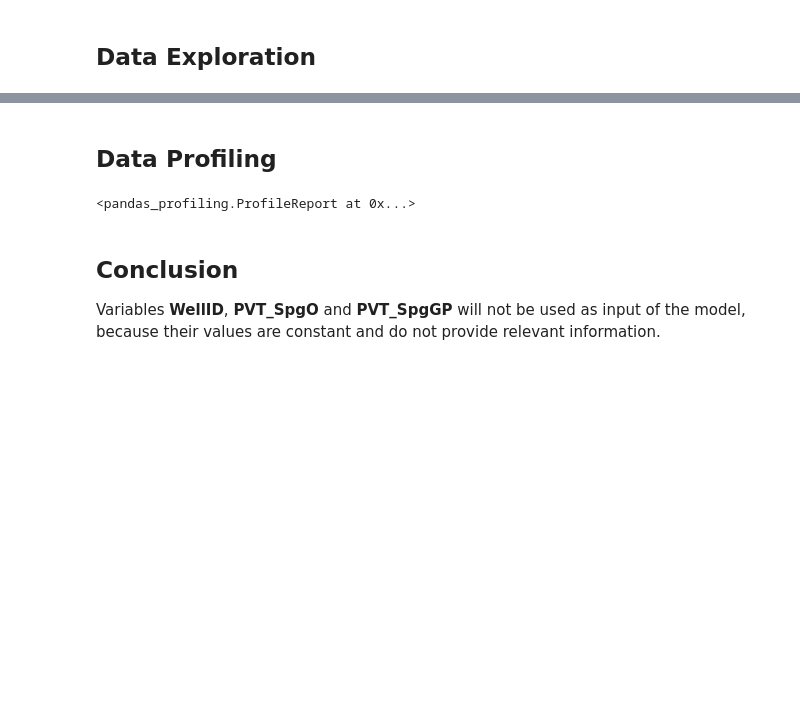
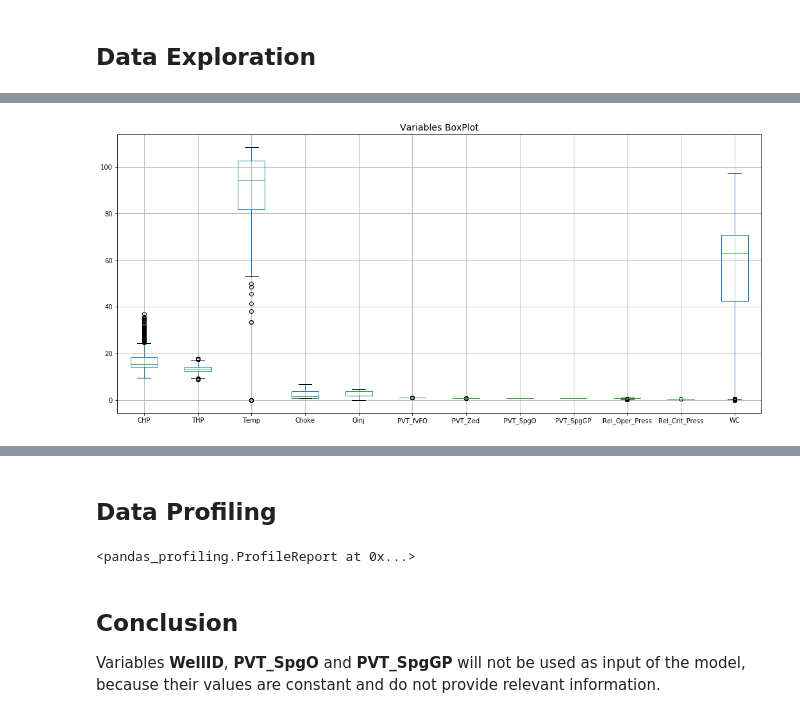
Before and after one commit to ansegura7/DataRegressors, a Jupyter notebook: code/DataProfiling.ipynb, the cells around one changed output, grey strips where cells are left out. Saved outputs shown, nothing was run; the diff lists cells and outputs as text; code cells hidden in the pictures; blank space fills up the shorter version.

```diff
--- a/code/DataProfiling.ipynb
+++ b/code/DataProfiling.ipynb
@@ -66,0 +80,4 @@ rawdata.describe()
+# %%
+# Get only numerical variables
+num_cols = ["CHP", "THP", "Temp", "Choke", "Qinj", "PVT_fvFO", "PVT_Zed", "PVT_SpgO", "PVT_SpgGP", "Rel_Oper_Press", "Rel_Crit_Press", "WC", "Test_Oil"]
+num_cols
@@ -66,0 +98,8 @@ rawdata.describe()
+# %%
+# Boxplot
+fig = plt.figure(figsize = (18, 8))
+rawdata[num_cols[:-1]].boxplot()
+plt.title('Variables BoxPlot', fontsize = 14)
+plt.show()
+# %% [output]
+[figure, added]
```
Also changed, not shown: parts of 10 cells of this notebook, 1 other file.
